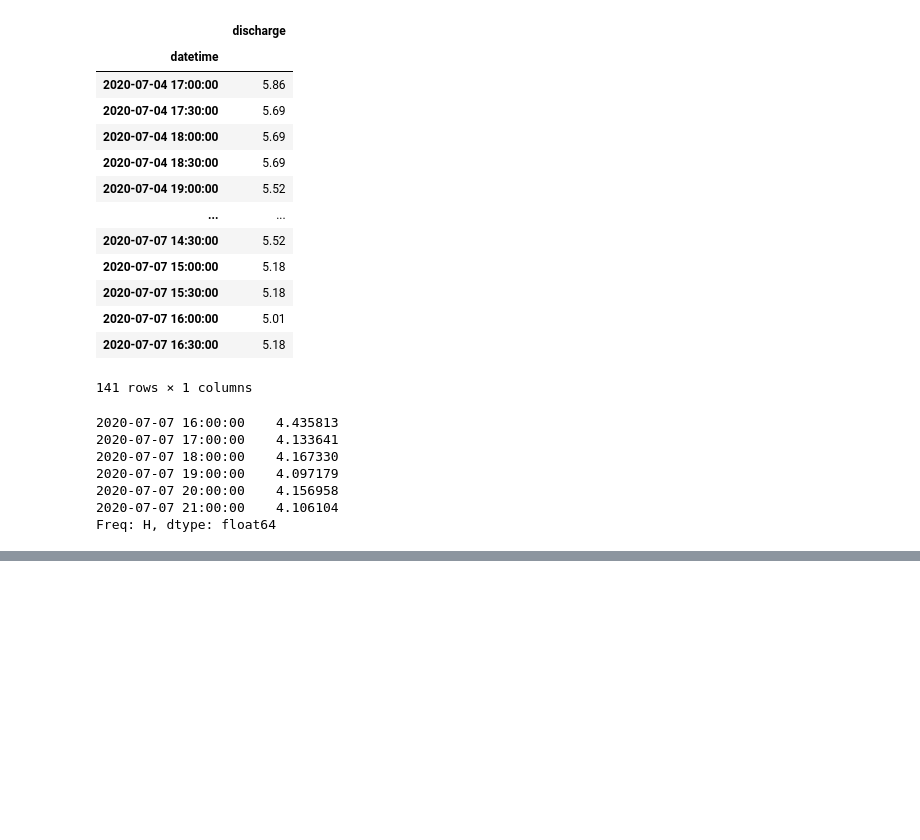
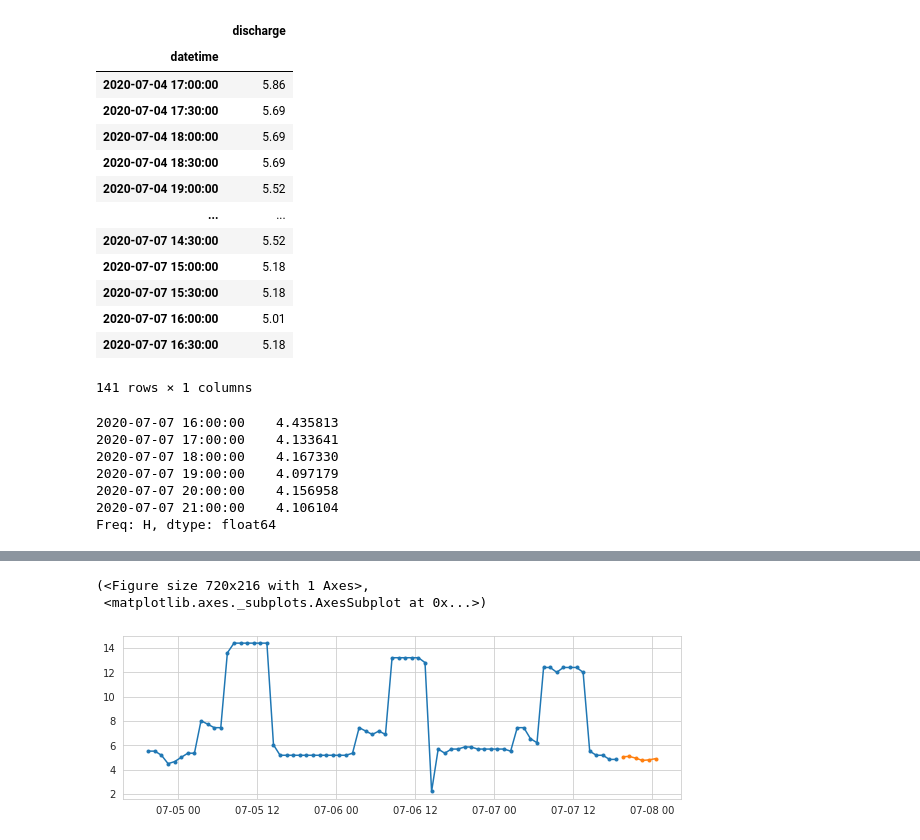
Before and after one commit to maxnolte/river_forecast, a Jupyter notebook: exploratory_analysis_hourly_data.ipynb, the cells around one changed output, grey strips where cells are left out. Cells and saved outputs as stored; diff of their text form; code cells hidden in the pictures; blank space fills up the shorter version.

```diff
--- a/exploratory_analysis_hourly_data.ipynb
+++ b/exploratory_analysis_hourly_data.ipynb
@@ -374,0 +388,8 @@ data
+# %%
+sf = river_forecast.forecast.SARIMAXForecast()
+# %%
+sf.generate_prediction_plot(data)
+# %% [output]
+(<Figure size 720x216 with 1 Axes>,
+ <matplotlib.axes._subplots.AxesSubplot at 0x...>)
+[figure, added]
```
Also changed, not shown: parts of 4 cells of this notebook, 1 other file.
